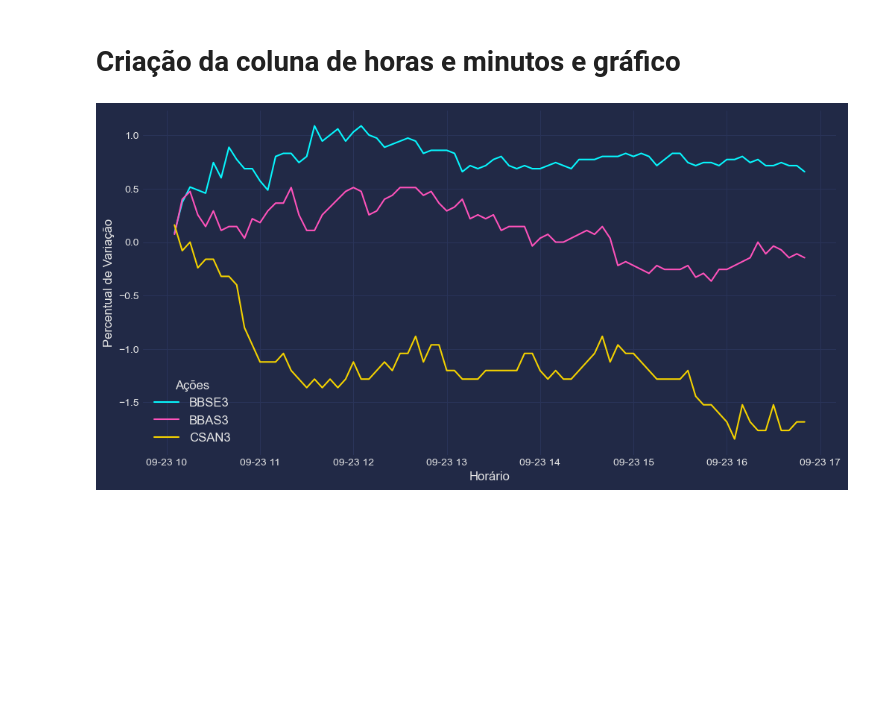
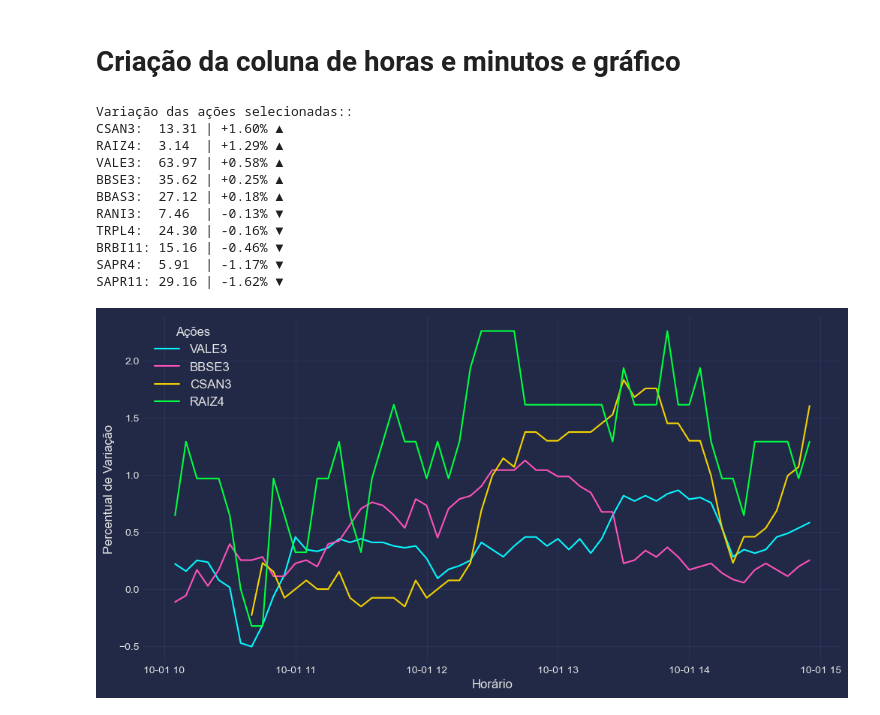
Before and after one commit to TheRas27/market_mail, a Jupyter notebook: data/notebook_coleta_dados.ipynb, the cells around one changed output. Saved outputs shown, nothing was run; the diff lists cells and outputs as text; code cells hidden in the pictures; blank space fills up the shorter version.

```diff
--- a/data/notebook_coleta_dados.ipynb
+++ b/data/notebook_coleta_dados.ipynb
@@ -105,3 +107,23 @@ buscar_dados_diarios()
 [*********************100%***********************]  1 of 1 completed
 # %% [markdown]
 # Criação da coluna de horas e minutos e gráfico
+# %%
+def grafico(df1, lista_acoes):
+    plt.style.use("cyberpunk")
+    tam_leg = 12
+
+    plt.figure(figsize = (tam_leg,tam_leg/2))
+
+    for acao in lista_acoes:
+        df_test =df1.loc[df1['acao']==acao,:].copy()
+        df_test['variacao'] = df_test['Close'].pct_change()
+        df_test['variacao'] = (1 + df_test['variacao']).cumprod() - 1
+        df_test['variacao'] = df_test['variacao'].apply(lambda x: round(x * 100, 5))
+
+        df_test.dropna()
+        plt.plot(df_test['Datetime'], df_test['variacao'])
+    # plt.title( )
+    plt.xlabel('Horário',fontsize=tam_leg )
+    plt.ylabel('Percentual de Variação',fontsize=tam_leg)
+
+    plt.legend(lista_acoes, title = 'Ações', fontsize=tam_leg, title_fontsize=tam_leg);
@@ -108,27 +178,33 @@ buscar_dados_diarios()
 # %%
+import mplcyberpunk as mp
+from colorama import Fore, Style
+
 df = pd.read_csv('df_dia.csv')
 df['Datetime'] = pd.to_datetime(df['Datetime'])
 df['horas'] = df['Datetime'].apply(lambda x: x.strftime("%H:%M"))
+
+
+
+lista_acoes = ['VALE3','BBSE3', 'CSAN3', 'RAIZ4', 'BRBI11', 'BBAS3', 'SAPR4', 'SAPR11', 'TRPL4', 'RANI3']
+
+
+# fra = frase + mens_fin
+mens = mensagem(df, lista_acoes)
+print(mens)
+
+
+grafico(df, lista_acoes[:4])
+plt.savefig('comparação_de_acoes.png')
+# %% [output]
+Variação das ações selecionadas::
+CSAN3:  13.31 | +1.60% ▲
+RAIZ4:  3.14  | +1.29% ▲
+VALE3:  63.97 | +0.58% ▲
+BBSE3:  35.62 | +0.25% ▲
+BBAS3:  27.12 | +0.18% ▲
+RANI3:  7.46  | -0.13% ▼
+TRPL4:  24.30 | -0.16% ▼
+BRBI11: 15.16 | -0.46% ▼
+SAPR4:  5.91  | -1.17% ▼
+SAPR11: 29.16 | -1.62% ▼
+[figure, added]
-# %%
-import mplcyberpunk as mp
-plt.style.use("cyberpunk")
-tam_leg = 12
-plt.figure(figsize = (tam_leg,tam_leg/2))
-
-lista_acoes = ['BBSE3', 'BBAS3', 'CSAN3']#, 'SAPR4', 'BRBI11']
-for acao in lista_acoes:
-    df_test =df.loc[df['acao']==acao,:].copy()
-    df_test['variacao'] = df_test['Close'].pct_change()
-    df_test['variacao'] = (1 + df_test['variacao']).cumprod() - 1
-    df_test['variacao'] = df_test['variacao'].apply(lambda x: round(x * 100, 5))
-
-    df_test.dropna()
-    plt.plot(df_test['Datetime'], df_test['variacao'])
-# plt.title( )
-plt.xlabel('Horário',fontsize=tam_leg )
-plt.ylabel('Percentual de Variação',fontsize=tam_leg)
-plt.legend(lista_acoes, title = 'Ações', fontsize=tam_leg, title_fontsize=tam_leg);
-
-# plt.savefig('comparação_de_acoes.png')
-# %% [output]
-[figure, removed]
```
Also changed, not shown: parts of 11 cells of this notebook, 2 other files.
